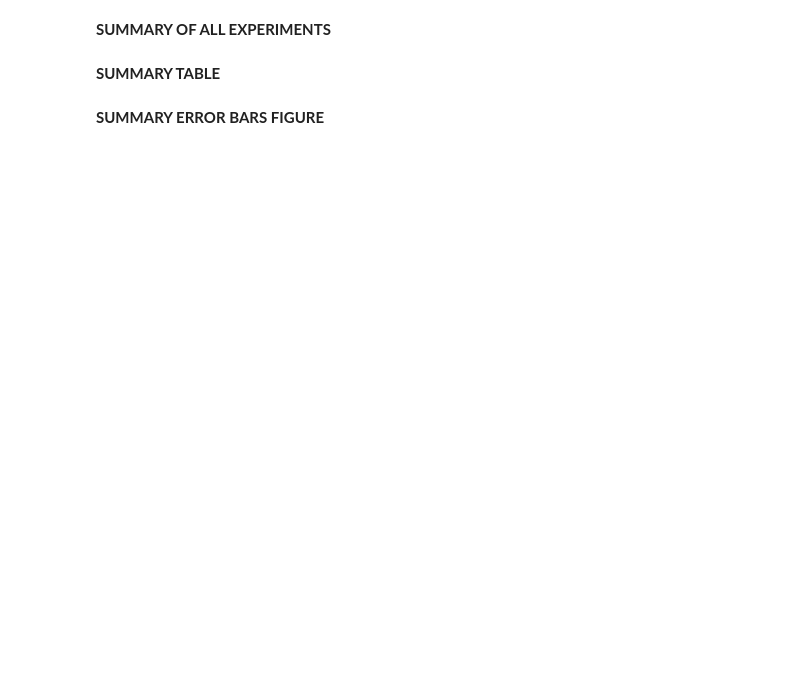
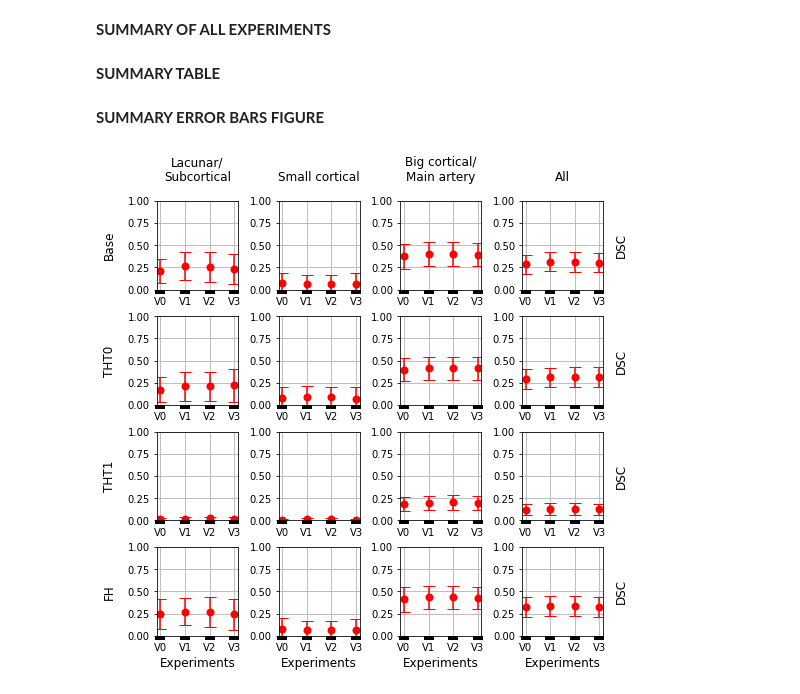
Before and after one commit to CarlosUziel/ischleseg, a Jupyter notebook: postprocessing.ipynb, the cells around one changed output. Cells and saved outputs as stored; diff of their text form; code cells hidden in the pictures; blank space fills up the shorter version.

Commit message:
Updated summary table and figure to include THT0-1

```diff
--- a/postprocessing.ipynb
+++ b/postprocessing.ipynb
@@ -1918,13 +1930,13 @@ out.close()
 # %% [markdown]
 **SUMMARY ERROR BARS FIGURE**
 # %%
-row_labels = ['Base', 'FH']
+row_labels = ['Base', 'THT0', 'THT1', 'FH']
 col_labels = ['Lacunar/\nSubcortical', 'Small cortical', 'Big cortical/\nMain artery', 'All']
 
 x_labels = ['V0', 'V1', 'V2', 'V3']
 
 plt.close('all')
-rows, cols = [2, 4]
+rows, cols = [4, 4]
 fig, axes = plt.subplots(nrows=rows, ncols=cols, figsize=(2*cols, 2*rows))
 
 for ax, col in zip(axes[0], col_labels):
@@ -1936,35 +1948,36 @@ for ax, row in zip(axes[:,0], row_labels):
 
 for i in range(rows):
     for j in range(1,cols+1):
         # Compute mean and confidence interval
-        post_step = 3 if i else 0
-        metrics = np.array([[x[0] for x in summary_table_metrics['V0'][str(post_step)][str(j)]],
-                            [x[0] for x in summary_table_metrics['V1'][str(post_step)][str(j)]],
-                            [x[0] for x in summary_table_metrics['V2'][str(post_step)][str(j)]],
-                            [x[0] for x in summary_table_metrics['V3'][str(post_step)][str(j)]]]).T
+        metrics = np.array([[x[0] for x in summary_table_metrics['V0'][str(i)][str(j)]],
+                            [x[0] for x in summary_table_metrics['V1'][str(i)][str(j)]],
+                            [x[0] for x in summary_table_metrics['V2'][str(i)][str(j)]],
+                            [x[0] for x in summary_table_metrics['V3'][str(i)][str(j)]]]).T
 
         mean = np.mean(metrics, axis=0)
         confidence_interval = st.t.interval(0.95, len(metrics[0])-1,
                                             loc=mean, scale=st.sem(metrics, axis=0))
         differences = (abs(confidence_interval[0] - mean), abs(confidence_interval[1] - mean))
 
         # Plot error bar
         axes[i,j-1].grid()
         axes[i,j-1].set_ylim([0,1])
         axes[i,j-1].tick_params(axis='x', width=10)
         (_, caps, _) = axes[i,j-1].errorbar(x_labels, mean, differences,
                                     color='red', mew=5,
                                     fmt='o', markersize=3, capsize=6)
 
         for cap in caps:
             cap.set_markeredgewidth(1)
 
         if j == cols:
             axes[i,j-1].set_ylabel('DSC', size=12)
             axes[i,j-1].yaxis.set_label_coords(1.3, 0.5)
 
         if i == rows-1:
             axes[i,j-1].set_xlabel('Experiments', size=12)
 
 plt.subplots_adjust(hspace=0.3, wspace=0.5)
 plt.savefig(os.path.join(root, 'summary_error_bars.pdf'), bbox_inches='tight')
+# %% [output]
+[figure, added]
```
Also changed, not shown: parts of 11 cells of this notebook.
